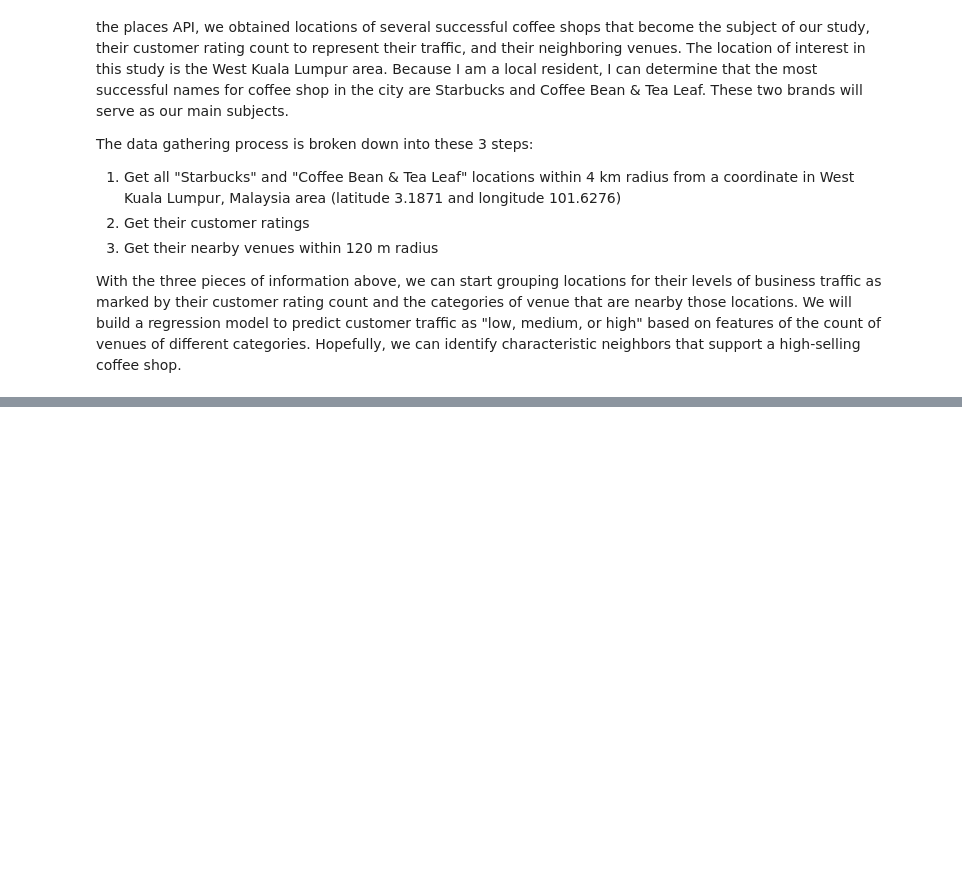
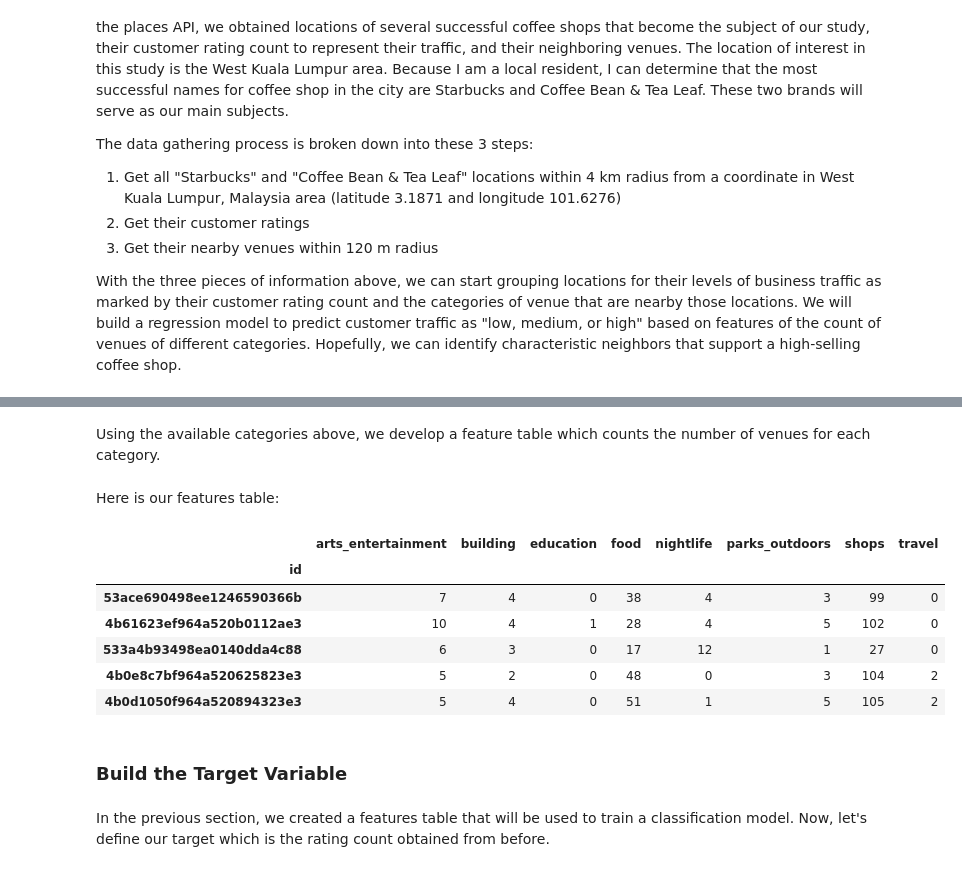
Before and after one commit to edwinsutrisno/Coursera_Capstone, a Jupyter notebook: Coffee_Shop_Traffic_Prediction.ipynb, the cells around one changed output, grey strips where cells are left out. Cells and saved outputs as stored; diff of their text form; code cells hidden in the pictures; blank space fills up the shorter version.

```diff
--- a/Coffee_Shop_Traffic_Prediction.ipynb
+++ b/Coffee_Shop_Traffic_Prediction.ipynb
@@ -20,0 +157,3 @@ With the three pieces of information above, we can start grouping locations for
+# %%
+coffee = pd.read_csv('CoffeeDataframeClean.csv', index_col=0)
+print('Number of rows =', len(coffee))
@@ -20,0 +232,2 @@ With the three pieces of information above, we can start grouping locations for
+# %%
+neighbors = pickle.load(open('Neighbors.pkl', 'rb'))
@@ -20,0 +262,10 @@ With the three pieces of information above, we can start grouping locations for
+# %%
+all_cats = []
+for nb in neighbors:
+    cats = nb['neighbors'][['category1']].drop_duplicates()
+    all_cats.append(cats)
+all_cats = pd.concat(all_cats)
+all_cats.drop_duplicates(inplace=True)
+all_cats.sort_values(by='category1', inplace=True)
+all_cats.reset_index(drop=True, inplace=True)
+del cats, nb
@@ -20,0 +285,2 @@ With the three pieces of information above, we can start grouping locations for
+# %% [markdown]
+Using the available categories above, we develop a feature table which counts the number of venues for each category.
@@ -20,0 +297,16 @@ With the three pieces of information above, we can start grouping locations for
+# %% [markdown]
+Here is our features table:
+# %%
+features.head(5)
+# %% [output]
+|  | arts_entertainment | building | education | food | nightlife | parks_outdoors | shops | travel |
+| id |  |  |  |  |  |  |  |  |
+| 53ace690498ee1246590366b | 7 | 4 | 0 | 38 | 4 | 3 | 99 | 0 |
+| 4b61623ef964a520b0112ae3 | 10 | 4 | 1 | 28 | 4 | 5 | 102 | 0 |
+| 533a4b93498ea0140dda4c88 | 6 | 3 | 0 | 17 | 12 | 1 | 27 | 0 |
+| 4b0e8c7bf964a520625823e3 | 5 | 2 | 0 | 48 | 0 | 3 | 104 | 2 |
+| 4b0d1050f964a520894323e3 | 5 | 4 | 0 | 51 | 1 | 5 | 105 | 2 |
+# %% [markdown]
+### Build the Target Variable
+# %% [markdown]
+In the previous section, we created a features table that will be used to train a classification model. Now, let's define our target which is the rating count obtained from before.
```
Also changed, not shown: parts of 48 cells of this notebook, 5 other files.
